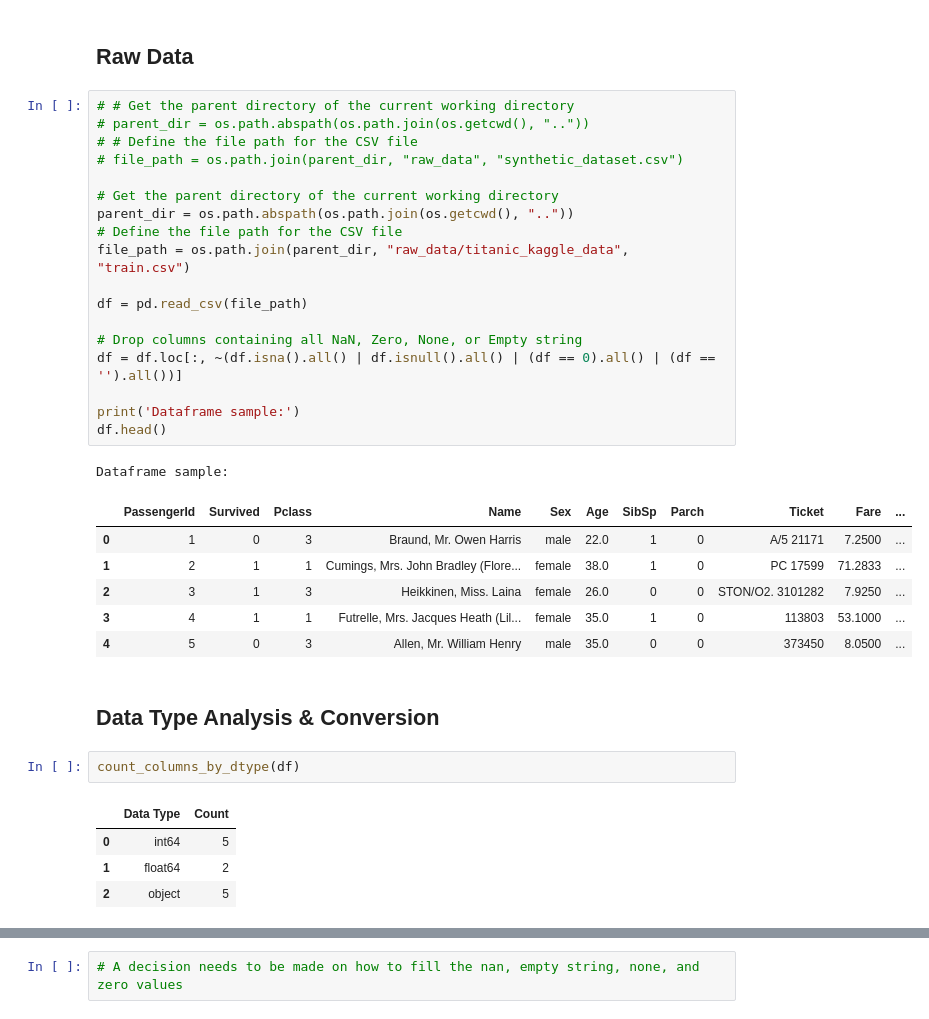
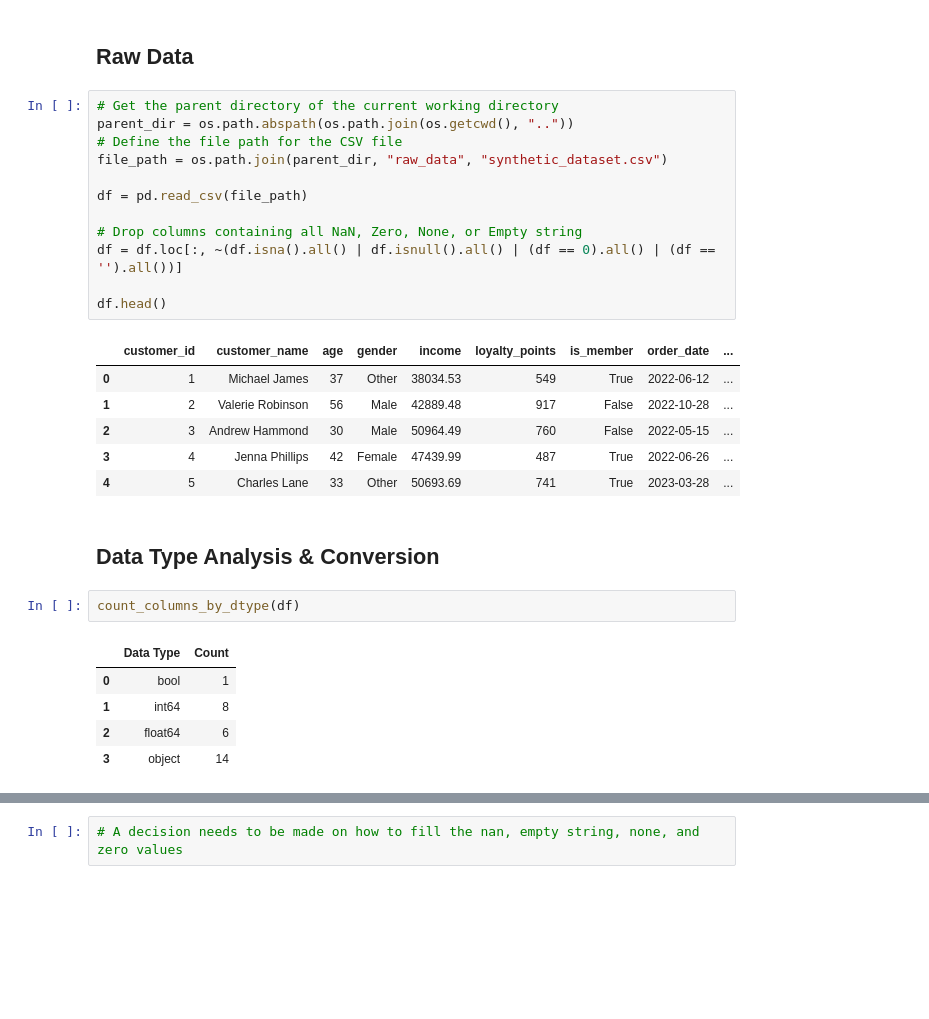
Before and after one commit to TomSmith255/exploratory-data-analysis, a Jupyter notebook: source_code/eda.ipynb, the cells around one changed output, grey strips where cells are left out. Cells and saved outputs as stored; diff of their text form; blank space fills up the shorter version.

```diff
--- a/source_code/eda.ipynb
+++ b/source_code/eda.ipynb
@@ -25,37 +25,31 @@ pd.set_option('display.width', None)
 # %% [markdown]
 ## Raw Data
 # %%
-# # Get the parent directory of the current working directory
-# parent_dir = os.path.abspath(os.path.join(os.getcwd(), ".."))
-# # Define the file path for the CSV file
-# file_path = os.path.join(parent_dir, "raw_data", "synthetic_dataset.csv")
-
 # Get the parent directory of the current working directory
 parent_dir = os.path.abspath(os.path.join(os.getcwd(), ".."))
 # Define the file path for the CSV file
-file_path = os.path.join(parent_dir, "raw_data/titanic_kaggle_data", "train.csv")
+file_path = os.path.join(parent_dir, "raw_data", "synthetic_dataset.csv")
 
 df = pd.read_csv(file_path)
 
 # Drop columns containing all NaN, Zero, None, or Empty string
 df = df.loc[:, ~(df.isna().all() | df.isnull().all() | (df == 0).all() | (df == '').all())]
 
-print('Dataframe sample:')
 df.head()
 # %% [output]
-Dataframe sample:
-|  | PassengerId | Survived | Pclass | Name | Sex | Age | SibSp | Parch | Ticket | Fare | ... |
-| 0 | 1 | 0 | 3 | Braund, Mr. Owen Harris | male | 22.0 | 1 | 0 | A/5 21171 | 7.2500 | ... |
-| 1 | 2 | 1 | 1 | Cumings, Mrs. John Bradley (Flore... | female | 38.0 | 1 | 0 | PC 17599 | 71.2833 | ... |
-| 2 | 3 | 1 | 3 | Heikkinen, Miss. Laina | female | 26.0 | 0 | 0 | STON/O2. 3101282 | 7.9250 | ... |
-| 3 | 4 | 1 | 1 | Futrelle, Mrs. Jacques Heath (Lil... | female | 35.0 | 1 | 0 | 113803 | 53.1000 | ... |
-| 4 | 5 | 0 | 3 | Allen, Mr. William Henry | male | 35.0 | 0 | 0 | 373450 | 8.0500 | ... |
+|  | customer_id | customer_name | age | gender | income | loyalty_points | is_member | order_date | ... |
+| 0 | 1 | Michael James | 37 | Other | 38034.53 | 549 | True | 2022-06-12 | ... |
+| 1 | 2 | Valerie Robinson | 56 | Male | 42889.48 | 917 | False | 2022-10-28 | ... |
+| 2 | 3 | Andrew Hammond | 30 | Male | 50964.49 | 760 | False | 2022-05-15 | ... |
+| 3 | 4 | Jenna Phillips | 42 | Female | 47439.99 | 487 | True | 2022-06-26 | ... |
+| 4 | 5 | Charles Lane | 33 | Other | 50693.69 | 741 | True | 2023-03-28 | ... |
 # %% [markdown]
 ## Data Type Analysis & Conversion
 # %%
 count_columns_by_dtype(df)
 # %% [output]
 |  | Data Type | Count |
-| 0 | int64 | 5 |
-| 1 | float64 | 2 |
-| 2 | object | 5 |
+| 0 | bool | 1 |
+| 1 | int64 | 8 |
+| 2 | float64 | 6 |
+| 3 | object | 14 |
```
Also changed, not shown: parts of 12 cells of this notebook, 1 other file.
